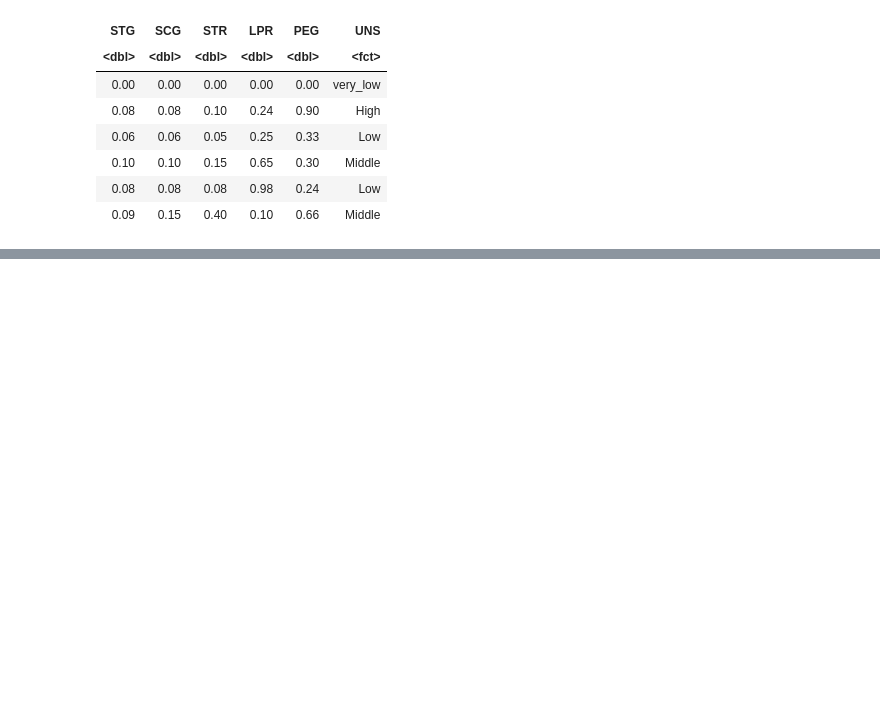
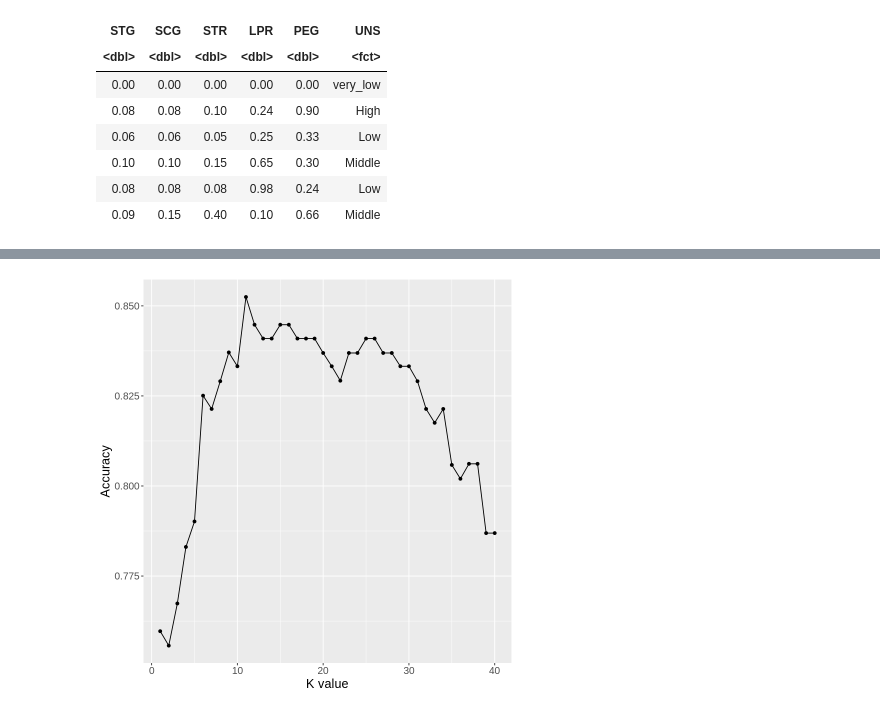
Before and after one commit to lucyzyl/dsci_100_007_group07, a Jupyter notebook: report.ipynb, the cells around one changed output, grey strips where cells are left out. Drawn from its saved outputs; the diff is of its cells as text; code cells hidden in the pictures; blank space fills up the shorter version.

Commit message:
Cross-validation
Cross validation has been performed and most accurate K value selected

```diff
--- a/report.ipynb
+++ b/report.ipynb
@@ -68,0 +152,12 @@ A tibble: 6 × 6
+# %%
+set.seed(102)
+accuracies_plot <- knn_results |>
+    ggplot( aes (y=mean, x=neighbors)) +
+    geom_point() +
+    geom_line () +
+    labs (x= "K value", y= "Accuracy") +
+    theme(text = element_text(size = 15))
+
+accuracies_plot
+# %% [output]
+[figure, added]
```
Also changed, not shown: parts of 10 cells of this notebook.
